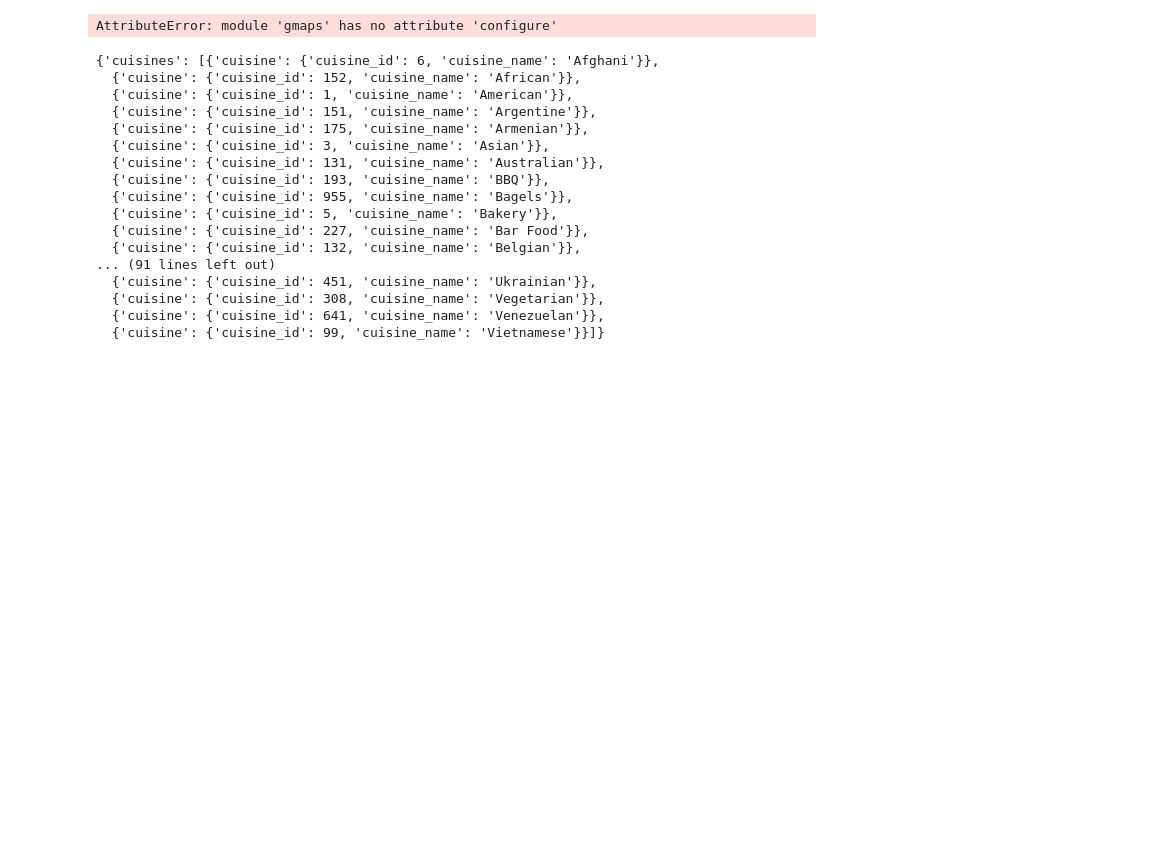
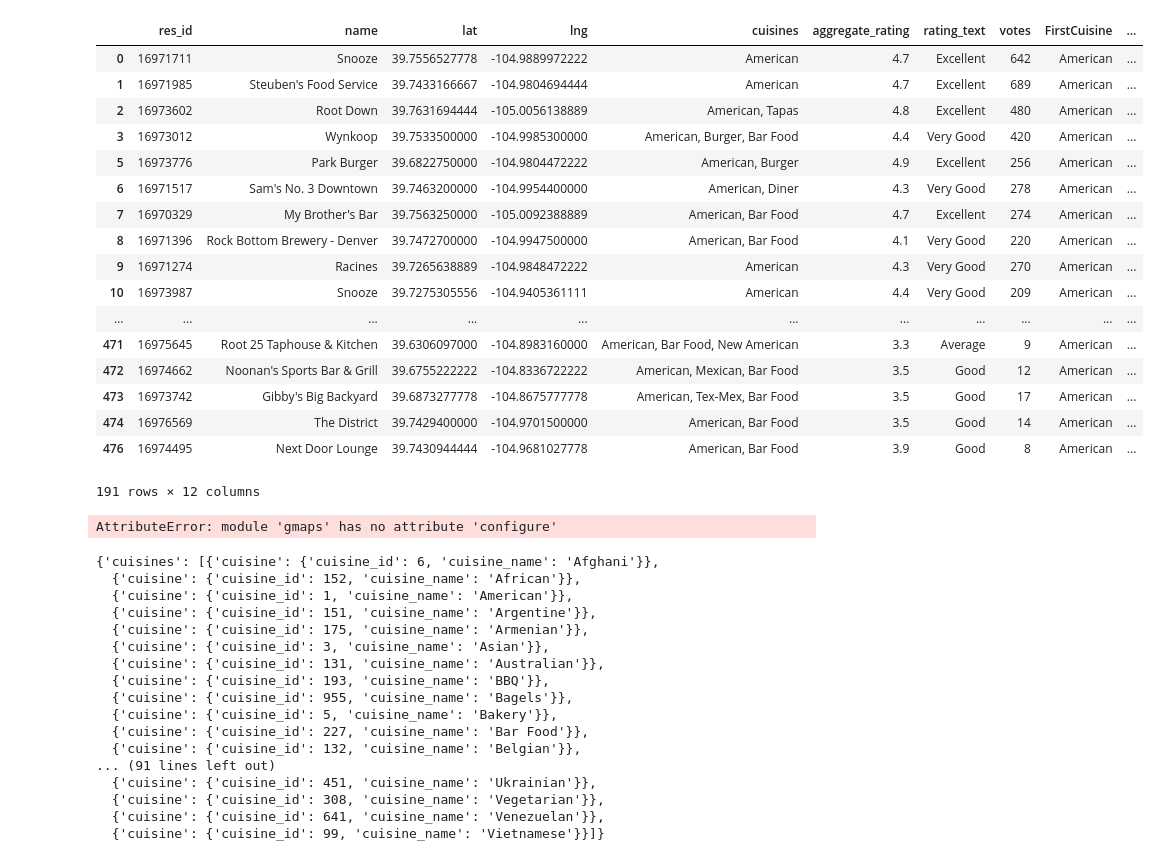
Before and after one commit to damianmc88/Spotify_Project_1, a Jupyter notebook: Zomato_clean.ipynb, the cells around one changed output. Cells and saved outputs as stored; diff of their text form; code cells hidden in the pictures; blank space fills up the shorter version.

```diff
--- a/Zomato_clean.ipynb
+++ b/Zomato_clean.ipynb
@@ -107,3 +167,25 @@ full_df.head()
+# %%
+American_df3 = full_df[(full_df.FirstCuisine == 'American') | (full_df.SecondCuisine =='Japanese')]
+American_df3
+# %% [output]
+|  | res_id | name | lat | lng | cuisines | aggregate_rating | rating_text | votes | FirstCuisine | ... |
+| 0 | 16971711 | Snooze | 39.7556527778 | -104.9889972222 | American | 4.7 | Excellent | 642 | American | ... |
+| 1 | 16971985 | Steuben's Food Service | 39.7433166667 | -104.9804694444 | American | 4.7 | Excellent | 689 | American | ... |
+| 2 | 16973602 | Root Down | 39.7631694444 | -105.0056138889 | American, Tapas | 4.8 | Excellent | 480 | American | ... |
+| 3 | 16973012 | Wynkoop | 39.7533500000 | -104.9985300000 | American, Burger, Bar Food | 4.4 | Very Good | 420 | American | ... |
+| 5 | 16973776 | Park Burger | 39.6822750000 | -104.9804472222 | American, Burger | 4.9 | Excellent | 256 | American | ... |
+| 6 | 16971517 | Sam's No. 3 Downtown | 39.7463200000 | -104.9954400000 | American, Diner | 4.3 | Very Good | 278 | American | ... |
+| 7 | 16970329 | My Brother's Bar | 39.7563250000 | -105.0092388889 | American, Bar Food | 4.7 | Excellent | 274 | American | ... |
+| 8 | 16971396 | Rock Bottom Brewery - Denver | 39.7472700000 | -104.9947500000 | American, Bar Food | 4.1 | Very Good | 220 | American | ... |
+| 9 | 16971274 | Racines | 39.7265638889 | -104.9848472222 | American | 4.3 | Very Good | 270 | American | ... |
+| 10 | 16973987 | Snooze | 39.7275305556 | -104.9405361111 | American | 4.4 | Very Good | 209 | American | ... |
+| ... | ... | ... | ... | ... | ... | ... | ... | ... | ... | ... |
+| 471 | 16975645 | Root 25 Taphouse & Kitchen | 39.6306097000 | -104.8983160000 | American, Bar Food, New American | 3.3 | Average | 9 | American | ... |
+| 472 | 16974662 | Noonan's Sports Bar & Grill | 39.6755222222 | -104.8336722222 | American, Mexican, Bar Food | 3.5 | Good | 12 | American | ... |
+| 473 | 16973742 | Gibby's Big Backyard | 39.6873277778 | -104.8675777778 | American, Tex-Mex, Bar Food | 3.5 | Good | 17 | American | ... |
+| 474 | 16976569 | The District | 39.7429400000 | -104.9701500000 | American, Bar Food | 3.5 | Good | 14 | American | ... |
+| 476 | 16974495 | Next Door Lounge | 39.7430944444 | -104.9681027778 | American, Bar Food | 3.9 | Good | 8 | American | ... |
+191 rows × 12 columns
 # %%
 #heatmap
 
```
Also changed, not shown: parts of 11 cells of this notebook.
